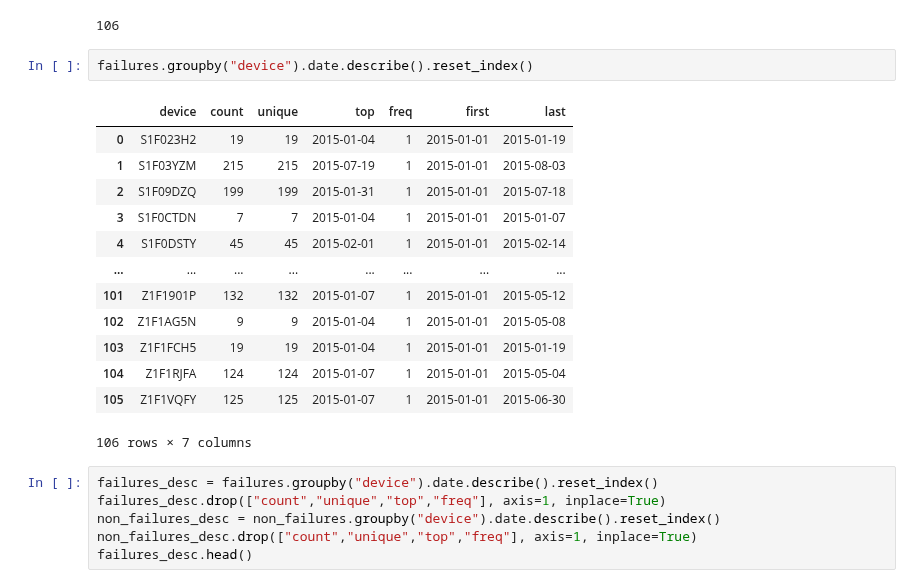
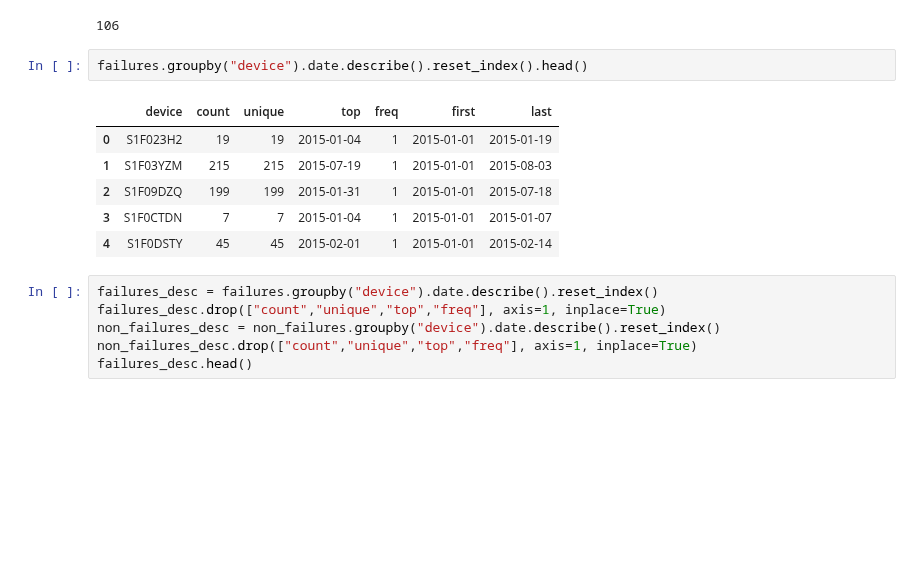
Before and after one commit to qSergio/rare_anomaly, a Jupyter notebook: device_failure_classifiers/Work Sample.ipynb, the cells around one changed output. Drawn from its saved outputs; the diff is of its cells as text; blank space fills up the shorter version.

```diff
--- a/device_failure_classifiers/Work Sample.ipynb
+++ b/device_failure_classifiers/Work Sample.ipynb
@@ -215,21 +213,14 @@ failures.device.nunique()
 # %% [output]
 106
 # %%
-failures.groupby("device").date.describe().reset_index()
+failures.groupby("device").date.describe().reset_index().head()
 # %% [output]
 |  | device | count | unique | top | freq | first | last |
 | 0 | S1F023H2 | 19 | 19 | 2015-01-04 | 1 | 2015-01-01 | 2015-01-19 |
 | 1 | S1F03YZM | 215 | 215 | 2015-07-19 | 1 | 2015-01-01 | 2015-08-03 |
 | 2 | S1F09DZQ | 199 | 199 | 2015-01-31 | 1 | 2015-01-01 | 2015-07-18 |
 | 3 | S1F0CTDN | 7 | 7 | 2015-01-04 | 1 | 2015-01-01 | 2015-01-07 |
 | 4 | S1F0DSTY | 45 | 45 | 2015-02-01 | 1 | 2015-01-01 | 2015-02-14 |
-| ... | ... | ... | ... | ... | ... | ... | ... |
-| 101 | Z1F1901P | 132 | 132 | 2015-01-07 | 1 | 2015-01-01 | 2015-05-12 |
-| 102 | Z1F1AG5N | 9 | 9 | 2015-01-04 | 1 | 2015-01-01 | 2015-05-08 |
-| 103 | Z1F1FCH5 | 19 | 19 | 2015-01-04 | 1 | 2015-01-01 | 2015-01-19 |
-| 104 | Z1F1RJFA | 124 | 124 | 2015-01-07 | 1 | 2015-01-01 | 2015-05-04 |
-| 105 | Z1F1VQFY | 125 | 125 | 2015-01-07 | 1 | 2015-01-01 | 2015-06-30 |
-106 rows × 7 columns
 # %%
 failures_desc = failures.groupby("device").date.describe().reset_index()
 failures_desc.drop(["count","unique","top","freq"], axis=1, inplace=True)
```
Also changed, not shown: parts of 133 cells of this notebook, 3 other files.
